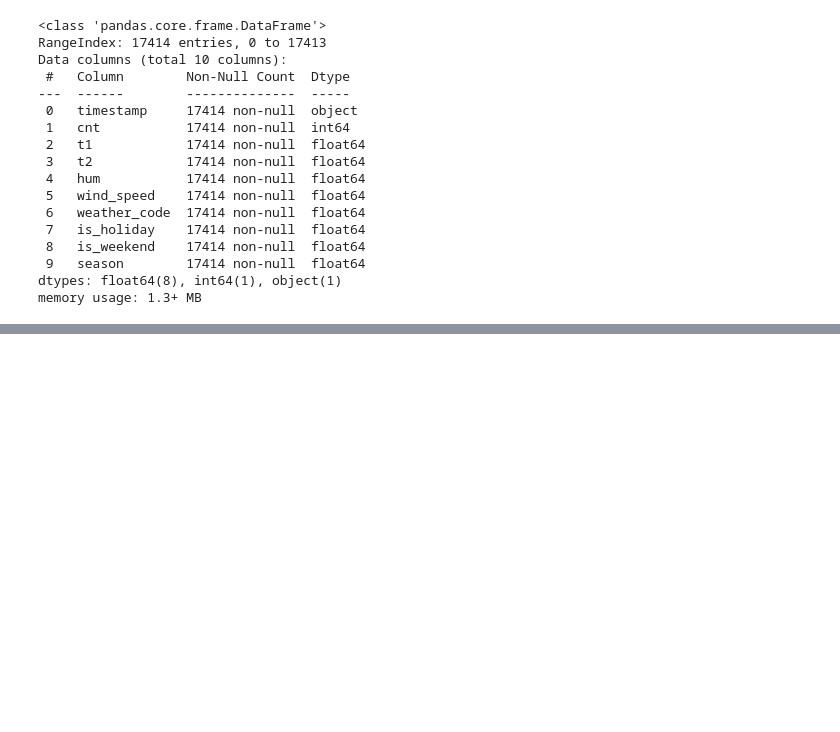
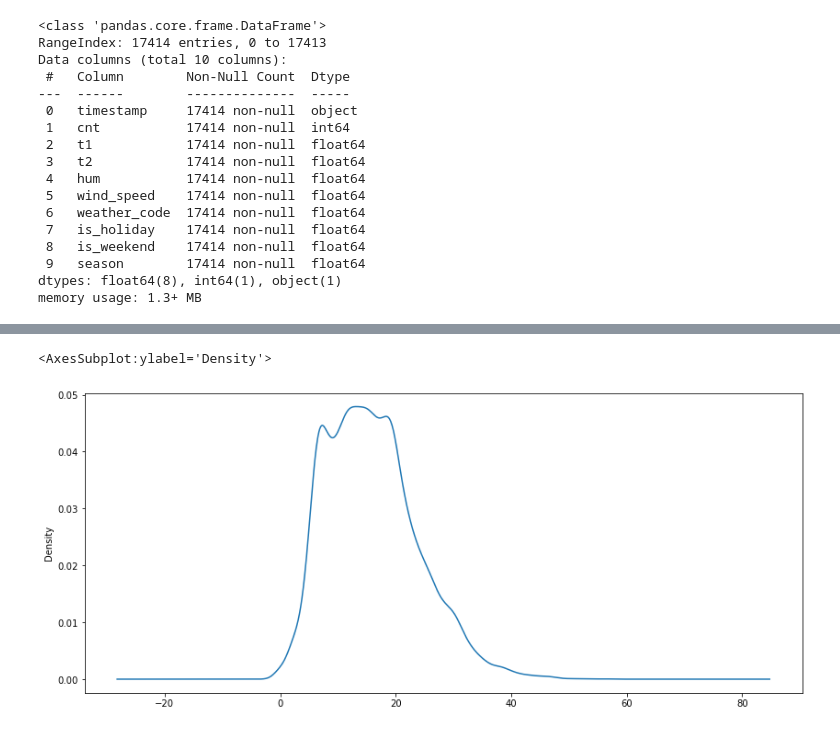
Before and after one commit to BatesJ72/LondonBikes, a Jupyter notebook: London_Bikes_Analysis.ipynb, the cells around one changed output, grey strips where cells are left out. Saved outputs shown, nothing was run; the diff lists cells and outputs as text; code cells hidden in the pictures; blank space fills up the shorter version.

```diff
--- a/London_Bikes_Analysis.ipynb
+++ b/London_Bikes_Analysis.ipynb
@@ -49,0 +77,5 @@ data.describe()
+# %%
+data["wind_speed"].plot(kind = "density", figsize = (14, 6))
+# %% [output]
+<AxesSubplot:ylabel='Density'>
+[figure, added]
```
Also changed, not shown: parts of 16 cells of this notebook.
